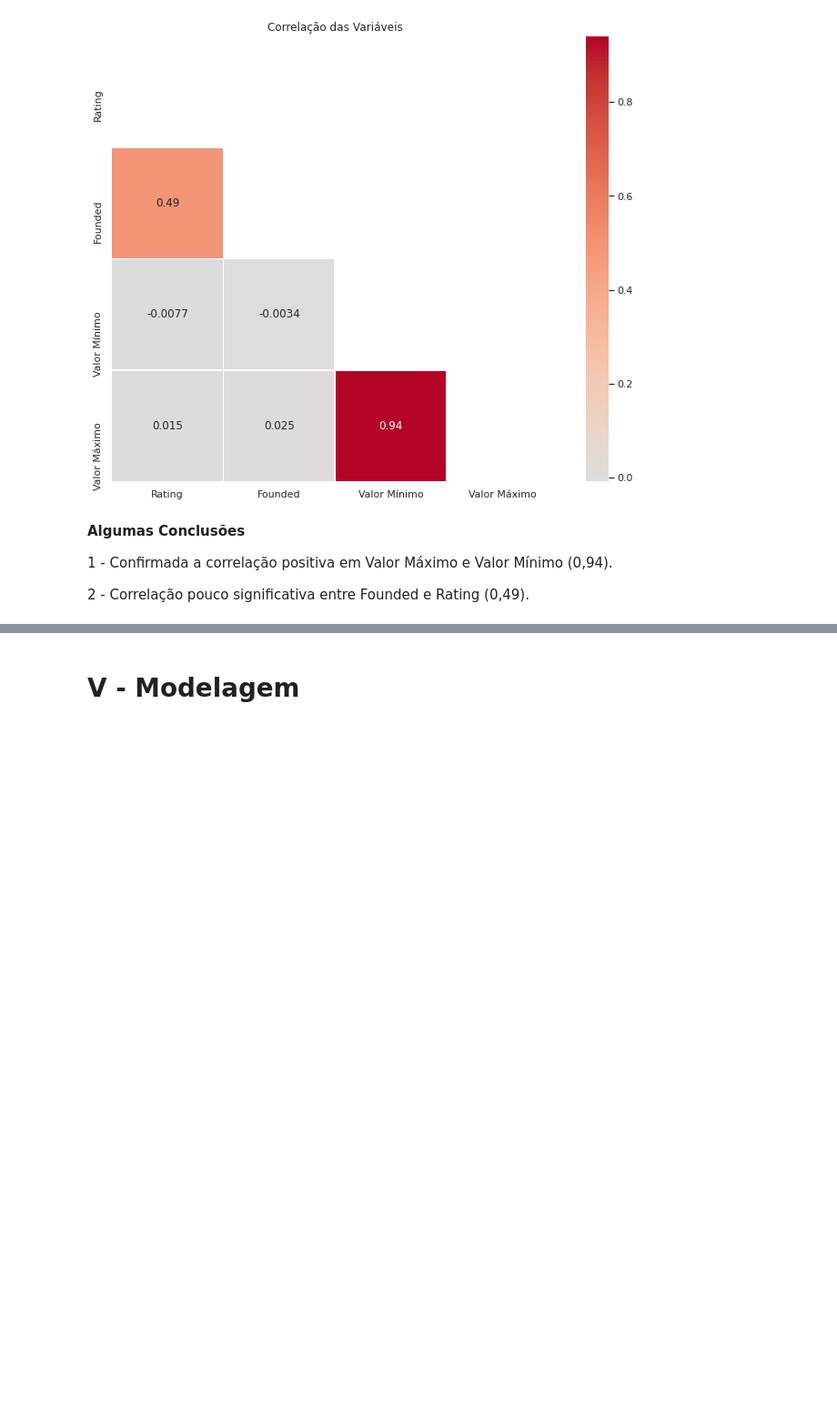
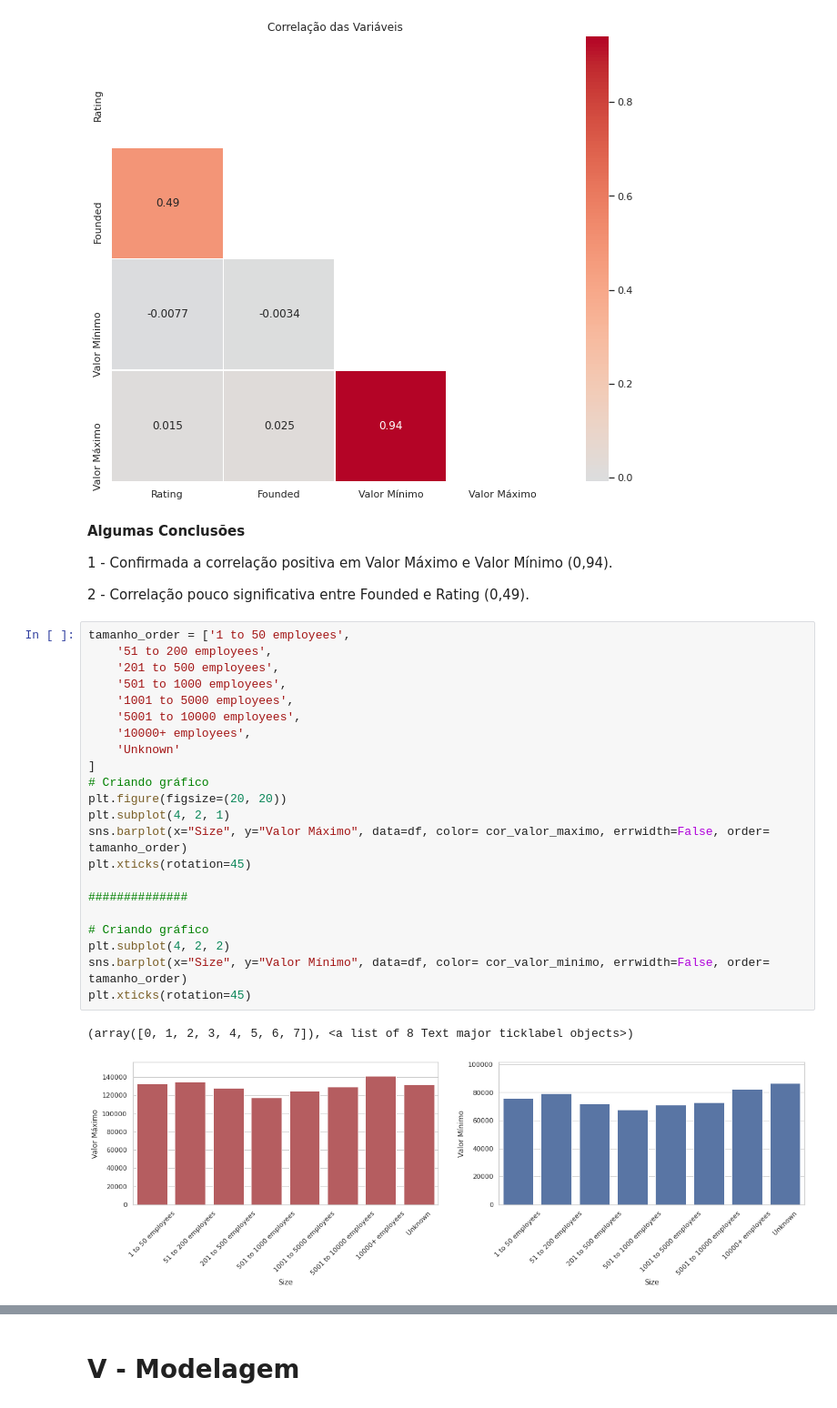
Before and after one commit to JoaoDaross/ProjetoFinalAwari, a Jupyter notebook: ProjetoFinalAwari.ipynb, the cells around one changed output, grey strips where cells are left out. Shown at 91% size. Cells and saved outputs as stored; diff of their text form; blank space fills up the shorter version.

```diff
--- a/ProjetoFinalAwari.ipynb
+++ b/ProjetoFinalAwari.ipynb
@@ -574,3 +589,28 @@ Text(0.5, 1.0, 'Correlação das Variáveis')
 1 - Confirmada a correlação positiva em Valor Máximo e Valor Mínimo (0,94).
 
 2 - Correlação pouco significativa entre Founded e Rating (0,49).
+# %%
+tamanho_order = ['1 to 50 employees',
+    '51 to 200 employees',
+    '201 to 500 employees',
+    '501 to 1000 employees',
+    '1001 to 5000 employees',
+    '5001 to 10000 employees',
+    '10000+ employees',
+    'Unknown'
+]
+# Criando gráfico
+plt.figure(figsize=(20, 20))
+plt.subplot(4, 2, 1)
+sns.barplot(x="Size", y="Valor Máximo", data=df, color= cor_valor_maximo, errwidth=False, order= tamanho_order)
+plt.xticks(rotation=45)
+
+##############
+
+# Criando gráfico
+plt.subplot(4, 2, 2)
+sns.barplot(x="Size", y="Valor Mínimo", data=df, color= cor_valor_minimo, errwidth=False, order= tamanho_order)
+plt.xticks(rotation=45)
+# %% [output]
+(array([0, 1, 2, 3, 4, 5, 6, 7]), <a list of 8 Text major ticklabel objects>)
+[figure, added]
```
Also changed, not shown: parts of 5 cells of this notebook.
